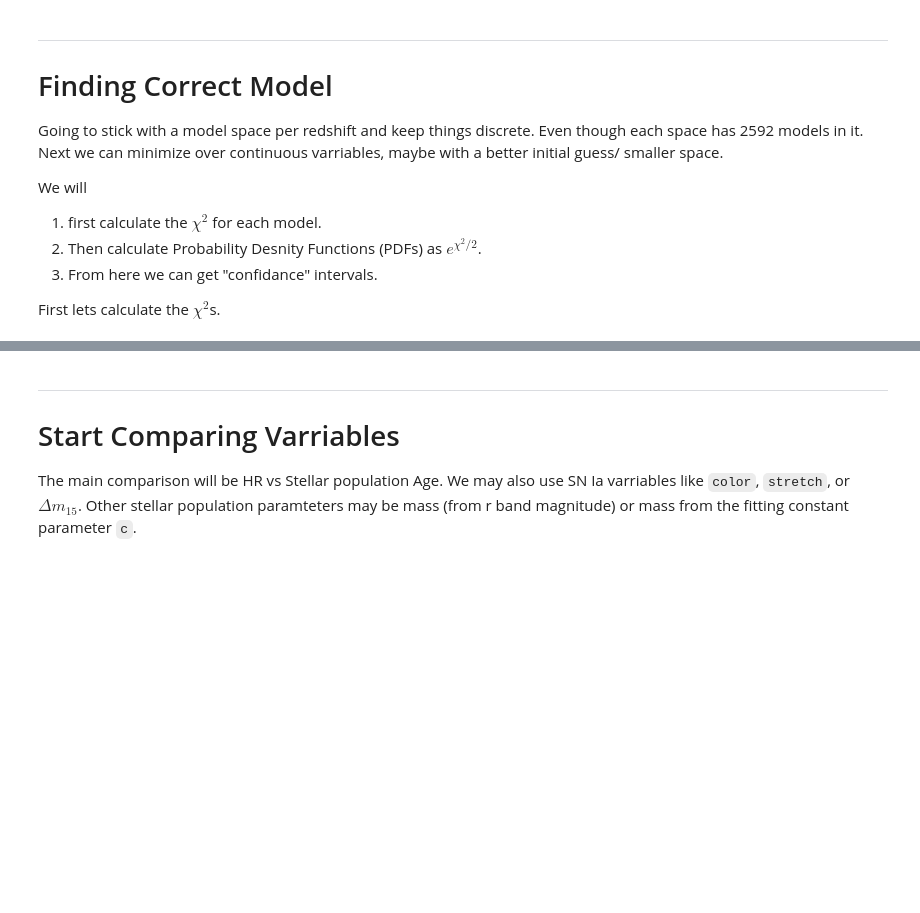
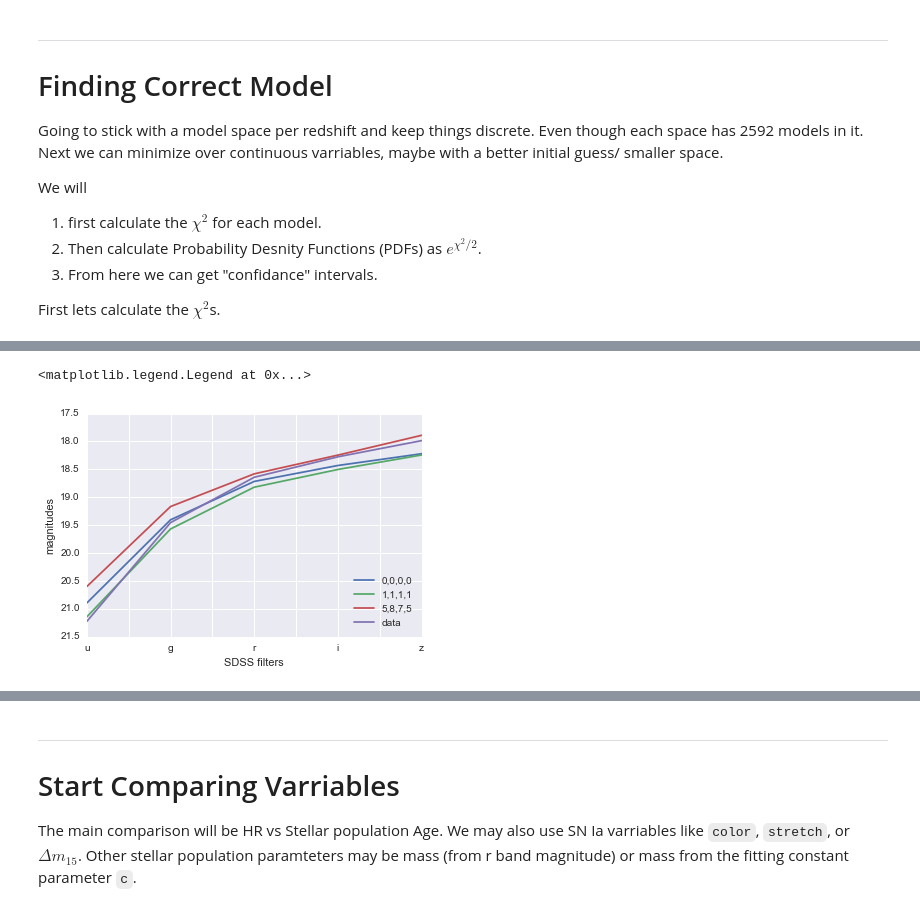
Before and after one commit to benjaminrose/HST-Snapshots, a Jupyter notebook: 2016-10-31 Comparing SMP with SN variables.ipynb, the cells around one changed output, grey strips where cells are left out. Saved outputs shown, nothing was run; the diff lists cells and outputs as text; code cells hidden in the pictures; blank space fills up the shorter version.

Commit message:
Add selecting best model.
Also confirmed that this model selection "works" for three different
SN. Started looking into if Model Space produces enough variability,
but that is not complete.

```diff
--- a/2016-10-31 Comparing SMP with SN variables.ipynb
+++ b/2016-10-31 Comparing SMP with SN variables.ipynb
@@ -314,9 +325,3 @@ def defineModelSpace(z):
                     modelSpace[i,j,k,l] = sp.get_mags(tage=tage, redshift=z, bands=sdss_bands)
 
     return modelSpace
-# %%
-# a = defineModelSpace(0.1)
-# a
-fileName = 'resources/fspsModelSpace/fspsModelSpace_{}.csv'.format(redshift)
-saveModelSpace(a, fileName)
-# saveModelSpace(a)
@@ -325,5 +328,5 @@ resources/fspsModelSpace.csv saved
 # %%
-def saveModelSpace(data, fileName='resources/fspsModelSpace.csv'):
+def saveModelSpace(data, fileName=None, header=None):
     """
     Save model space data at `resources/fspsModelSpace.csv`
 
@@ -333,15 +336,27 @@ def saveModelSpace(data, fileName='resources/fspsModelSpace.csv'):
         The *ugriz* outputs of the poly dimentional model space.
 
     fileName : string
-        The name/location of where the file should be stored.
+        The name/location of where the file should be stored. Defaults to
+        `'resources/fspsModelSpace.csv'`
+
+    header : string
+        The first line of the file to be saved. Defaults to
+        `"Flattened *ugriz* output on {} from model space generated from FSPS with
+        dimmetions `['logzsol', 'tau', 'sf_star', 'tburst', 'fburst']` and shape
+        {}".format(date, shape)`
     """
 
     #get curent date-time as string
     date = datetime.now().strftime('%Y-%m-%d')
 
+    #set fileName
+    if fileName is None:
+        fileName='resources/fspsModelSpace.csv'
+
     #create header information
-    shape = data.shape
-    header = "Flattened *ugriz* output on {} from model space generated from FSPS with dimmetions `['logzsol', 'tau', 'sf_star', 'tburst', 'fburst']` and shape {}".format(date, shape)
+    if header is None:
+        shape = data.shape
+        header = "Flattened *ugriz* output on {} from model space generated from FSPS with dimmetions `['logzsol', 'tau', 'sf_star', 'tburst', 'fburst']` and shape {}".format(date, shape)
 
     #save data
     np.savetxt(fileName, data.flatten(), delimiter=',', header=header)
@@ -446,0 +550,16 @@ chisquare(18, a[0,0,0,0], SNIaCam.loc[0, ['u', 'u uncert', 'g', 'g uncert', 'r',
+# %%
+fig = plt.figure()
+ax = fig.add_subplot(111)
+plt.plot(a[0,0,0,0,:]+res.x[0], label='0,0,0,0')
+plt.plot(a[1,1,1,1,:]+res.x[0], label='1,1,1,1')
+plt.plot(a[5,8,7,5,:]+res.x[0], label='5,8,7,5')
+plt.plot(data[['u', 'g', 'r', 'i', 'z']].values, label='data')
+
+plt.ylabel('magnitudes')
+ax.set_xticklabels(['u','','g','','r','','i','','z'])
+plt.xlabel('SDSS filters')
+plt.gca().invert_yaxis()
+plt.legend(loc=4)
+# %% [output]
+<matplotlib.legend.Legend at 0x...>
+[figure, added]
```
Also changed, not shown: parts of 27 cells of this notebook, 6 other files.
